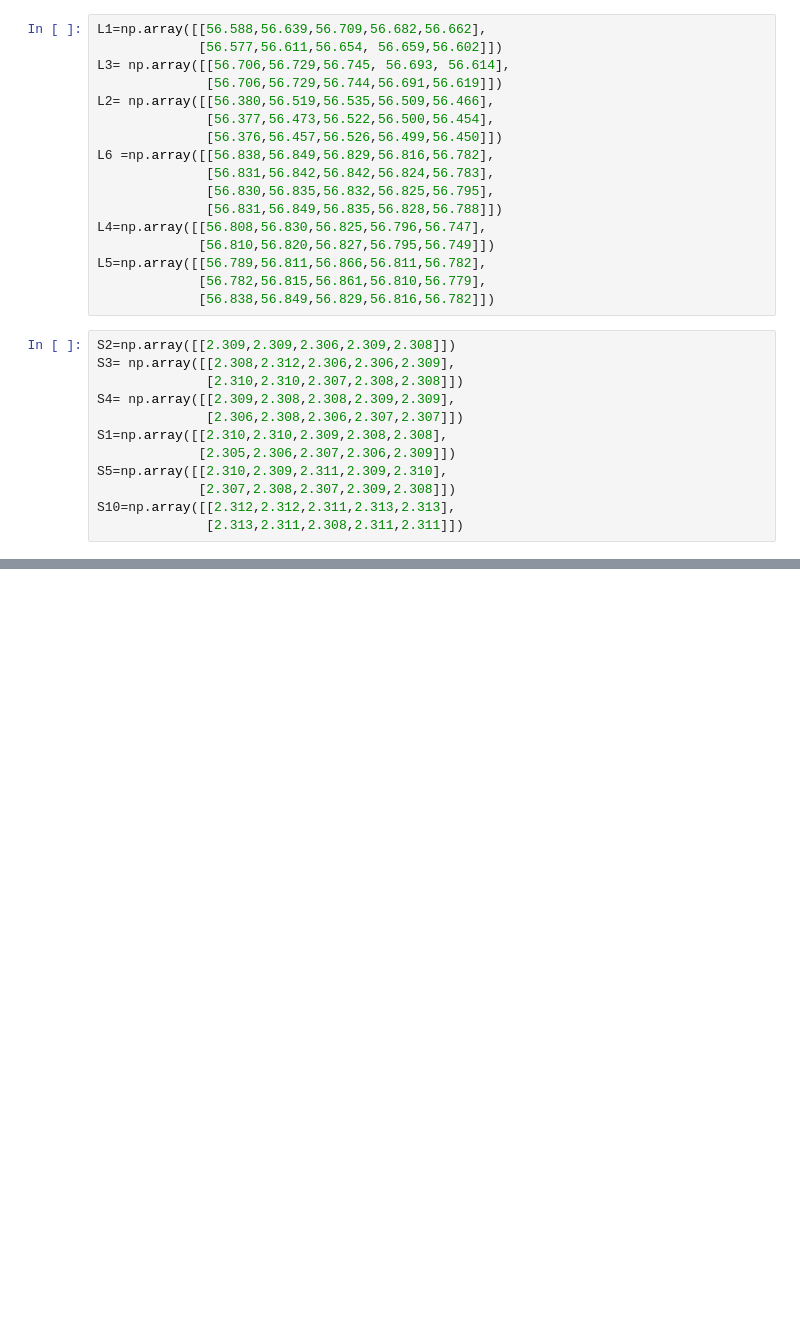
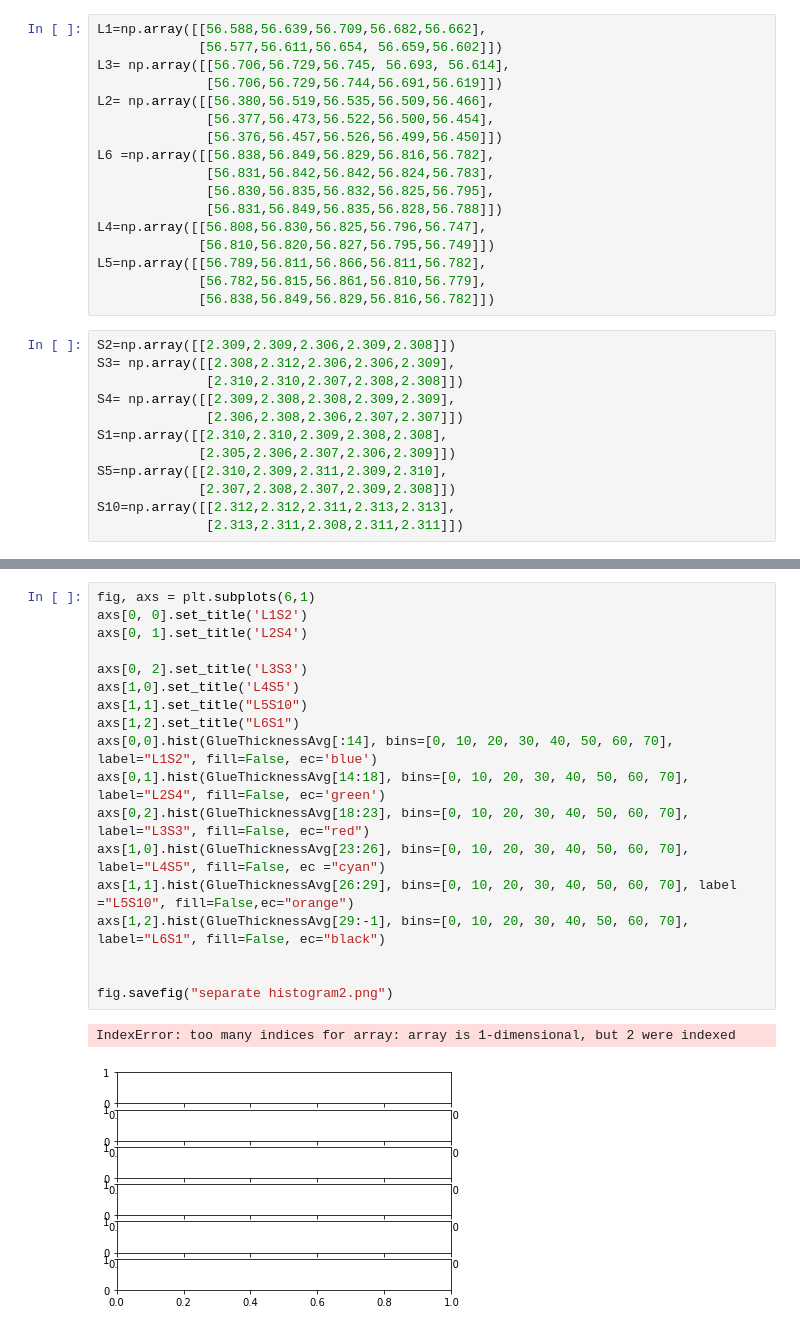
Before and after one commit to mariajose2398/CMS-MTD-BTL-SensorModule-Analysis, a Jupyter notebook: Histogramof GlueThickness.ipynb, the cells around one changed output, grey strips where cells are left out. Cells and saved outputs as stored; diff of their text form; blank space fills up the shorter version.

```diff
--- a/Histogramof GlueThickness.ipynb
+++ b/Histogramof GlueThickness.ipynb
@@ -94,0 +117,21 @@ plt.savefig("histogram_gluethickness.png")
+# %%
+fig, axs = plt.subplots(6,1)
+axs[0, 0].set_title('L1S2')
+axs[0, 1].set_title('L2S4')
+
+axs[0, 2].set_title('L3S3')
+axs[1,0].set_title('L4S5')
+axs[1,1].set_title("L5S10")
+axs[1,2].set_title("L6S1")
+axs[0,0].hist(GlueThicknessAvg[:14], bins=[0, 10, 20, 30, 40, 50, 60, 70], label="L1S2", fill=False, ec='blue')
+axs[0,1].hist(GlueThicknessAvg[14:18], bins=[0, 10, 20, 30, 40, 50, 60, 70], label="L2S4", fill=False, ec='green')
+axs[0,2].hist(GlueThicknessAvg[18:23], bins=[0, 10, 20, 30, 40, 50, 60, 70], label="L3S3", fill=False, ec="red")
+axs[1,0].hist(GlueThicknessAvg[23:26], bins=[0, 10, 20, 30, 40, 50, 60, 70], label="L4S5", fill=False, ec ="cyan")
+axs[1,1].hist(GlueThicknessAvg[26:29], bins=[0, 10, 20, 30, 40, 50, 60, 70], label ="L5S10", fill=False,ec="orange")
+axs[1,2].hist(GlueThicknessAvg[29:-1], bins=[0, 10, 20, 30, 40, 50, 60, 70], label="L6S1", fill=False, ec="black")
+
+
+fig.savefig("separate histogram2.png")
+# %% [output]
+IndexError: too many indices for array: array is 1-dimensional, but 2 were indexed
+[figure, added]
```
Also changed, not shown: parts of 4 cells of this notebook, 4 other files.
